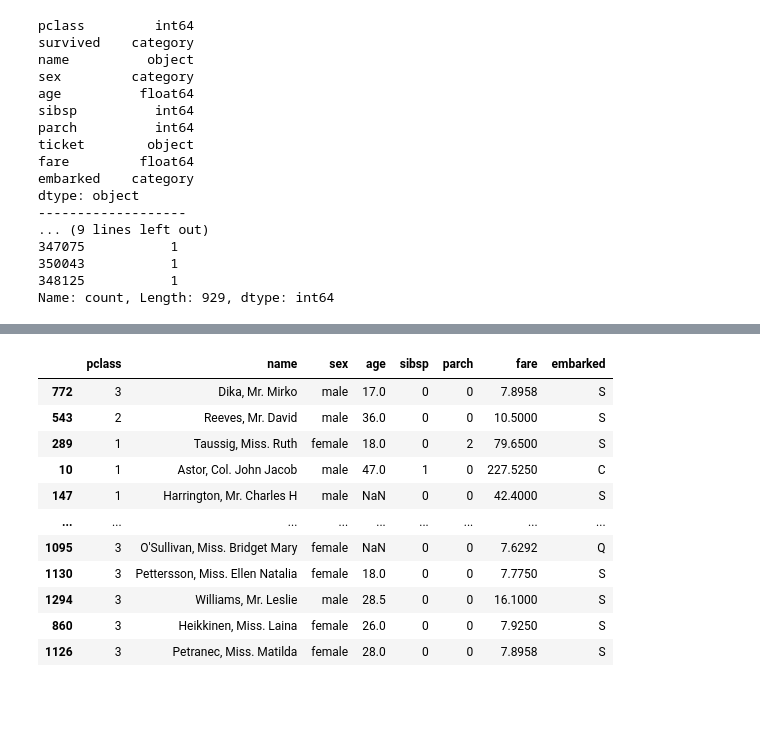
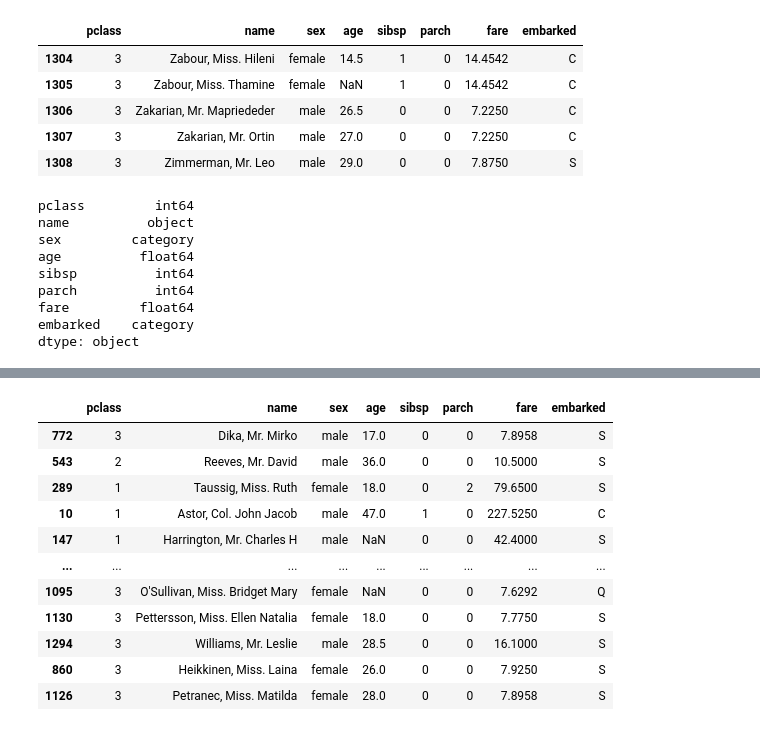
Before and after one commit to aayushi404/ml_algorithms, a Jupyter notebook: ml_practice.ipynb, the cells around one changed output, grey strips where cells are left out. Cells and saved outputs as stored; diff of their text form; code cells hidden in the pictures; blank space fills up the shorter version.

```diff
--- a/ml_practice.ipynb
+++ b/ml_practice.ipynb
@@ -35,3 +24,0 @@ titanic
-# %%
-pd.isnull(titanic).sum()
-titanic.drop(labels=['cabin','boat','body','home.dest'],axis=1, inplace=True)
@@ -52,23 +25,23 @@ titanic.sample(10)
+# %%
+titanic.drop(columns=["survived", "ticket", "cabin", "boat", "body", "home.dest"], inplace=True, axis=1)
+# %%
+titanic.tail()
+# %% [output]
+|  | pclass | name | sex | age | sibsp | parch | fare | embarked |
+| 1304 | 3 | Zabour, Miss. Hileni | female | 14.5 | 1 | 0 | 14.4542 | C |
+| 1305 | 3 | Zabour, Miss. Thamine | female | NaN | 1 | 0 | 14.4542 | C |
+| 1306 | 3 | Zakarian, Mr. Mapriededer | male | 26.5 | 0 | 0 | 7.2250 | C |
+| 1307 | 3 | Zakarian, Mr. Ortin | male | 27.0 | 0 | 0 | 7.2250 | C |
+| 1308 | 3 | Zimmerman, Mr. Leo | male | 29.0 | 0 | 0 | 7.8750 | S |
 # %%
 print(titanic.dtypes)
-print("-------------------")
-print(titanic['ticket'].value_counts())
-titanic.drop(labels=['ticket'], axis=1, inplace=True)
 # %% [output]
 pclass         int64
-survived    category
 name          object
 sex         category
 age          float64
 sibsp          int64
 parch          int64
-ticket        object
 fare         float64
 embarked    category
 dtype: object
--------------------
-... (9 lines left out)
-347075           1
-350043           1
-348125           1
-Name: count, Length: 929, dtype: int64
```
Also changed, not shown: parts of 27 cells of this notebook, 6 other files.
